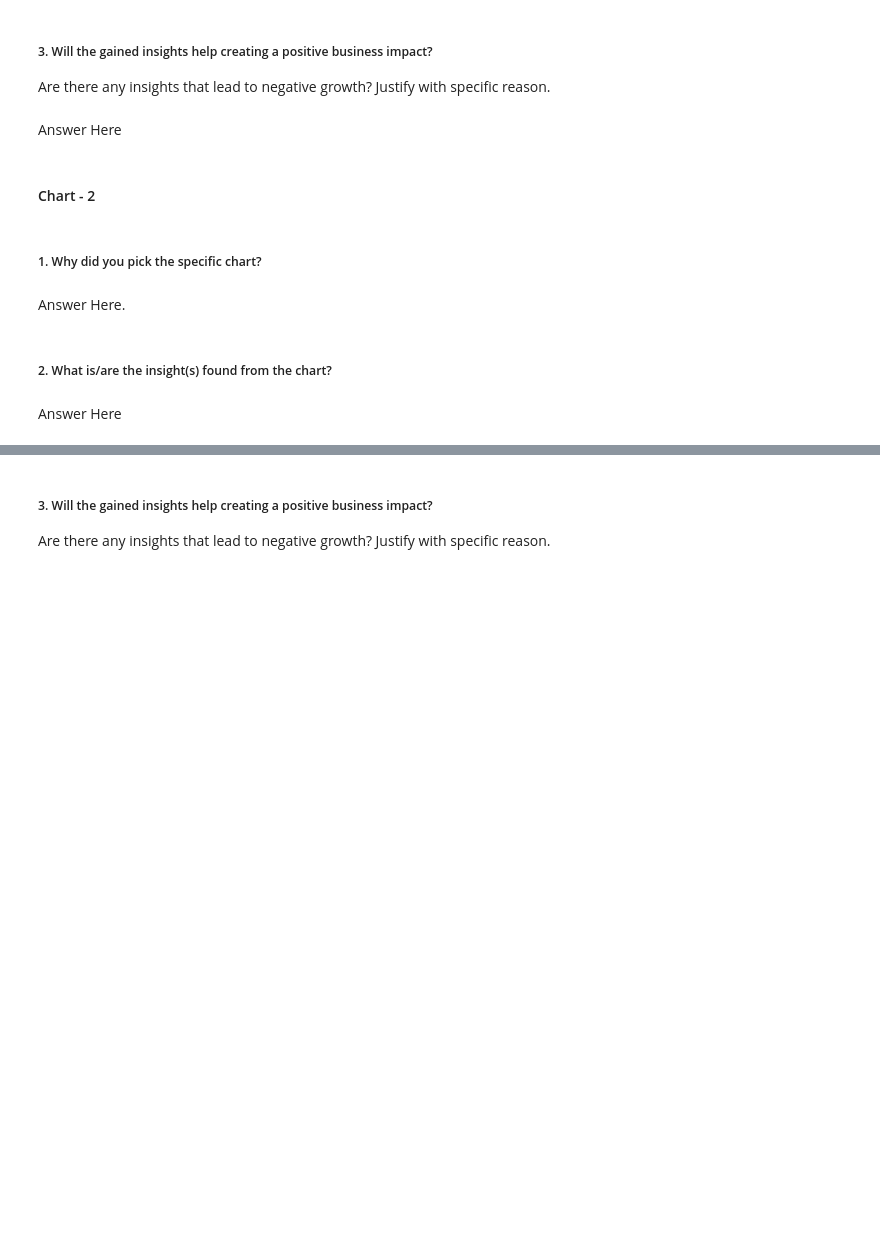
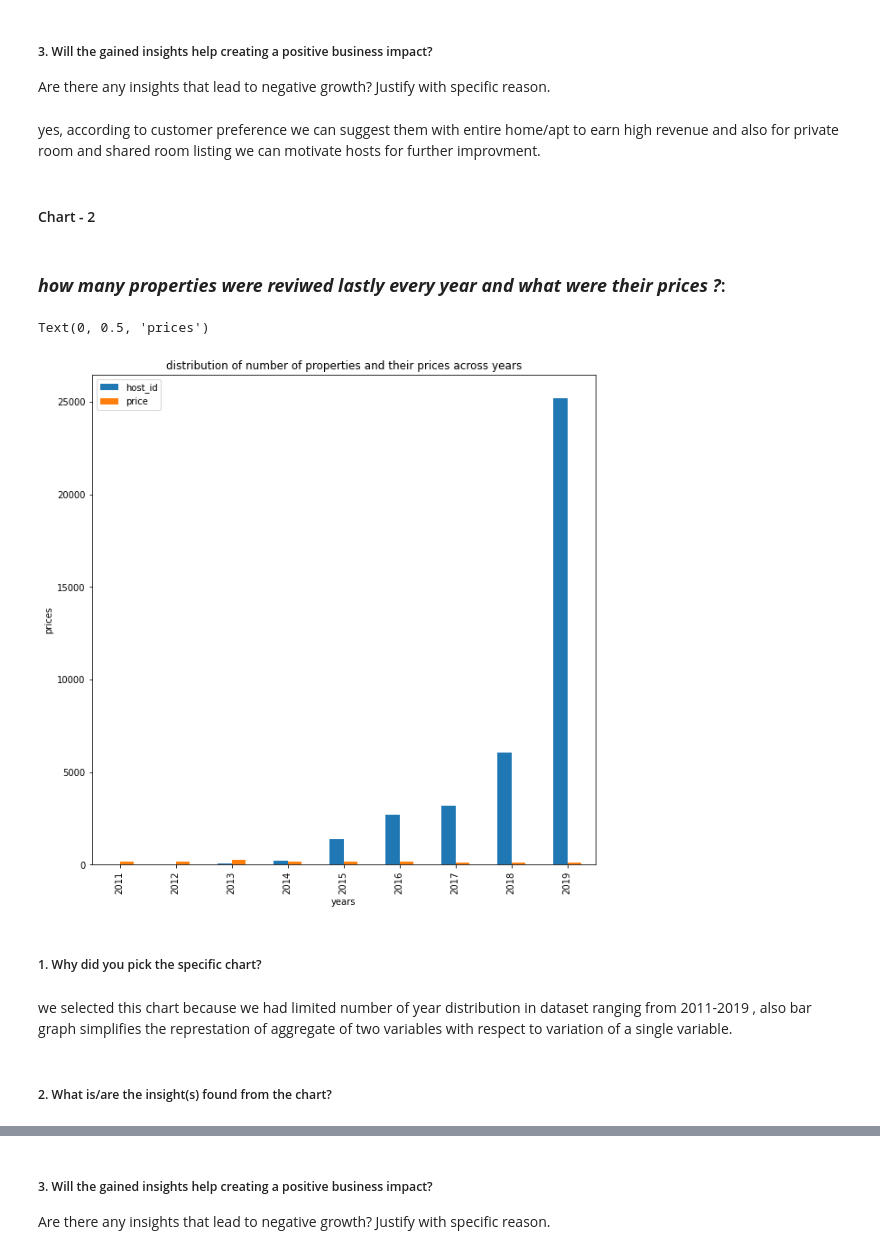
Before and after one commit to apurva-shrivastava/AirBnb-Booking-Analysis, a Jupyter notebook: Apurva_Shrivastava_EDA_Submission_Template.ipynb, the cells around one changed output, grey strips where cells are left out. Saved outputs shown, nothing was run; the diff lists cells and outputs as text; code cells hidden in the pictures; blank space fills up the shorter version.

```diff
--- a/Apurva_Shrivastava_EDA_Submission_Template.ipynb
+++ b/Apurva_Shrivastava_EDA_Submission_Template.ipynb
@@ -322,7 +331,7 @@ Answer Here
 # %% [markdown]
 ##### 3. Will the gained insights help creating a positive business impact?
 Are there any insights that lead to negative growth? Justify with specific reason.
-# %% [markdown]
-Answer Here
+# %% [markdown]
+yes, according to customer preference we can suggest them with entire home/apt to earn high revenue and also for private room and shared room listing we can motivate hosts for further improvment.
 # %% [markdown]
 #### Chart - 2
@@ -331,8 +338,17 @@ Answer Here
+# %% [markdown]
+### ***how many properties were reviwed lastly every year and what were their prices ?***:
+# %%
+# Chart - 2 visualization code
+na_last_review_df.groupby(na_last_review_df['last_review'].dt.year).agg({'host_id':'count','price':'mean'}).plot.bar(figsize=(10,10))
+plt.title("distribution of number of properties and their prices across years")
+plt.xlabel("years")
+plt.ylabel("prices")
+# %% [output]
+Text(0, 0.5, 'prices')
+[figure, added]
 # %% [markdown]
 ##### 1. Why did you pick the specific chart?
-# %% [markdown]
-Answer Here.
+# %% [markdown]
+we selected this chart because we had limited number of year distribution in dataset ranging from 2011-2019 , also bar graph simplifies the represtation of aggregate of two variables with respect to variation of a single variable.
 # %% [markdown]
 ##### 2. What is/are the insight(s) found from the chart?
-# %% [markdown]
-Answer Here
```
Also changed, not shown: parts of 40 cells of this notebook.
